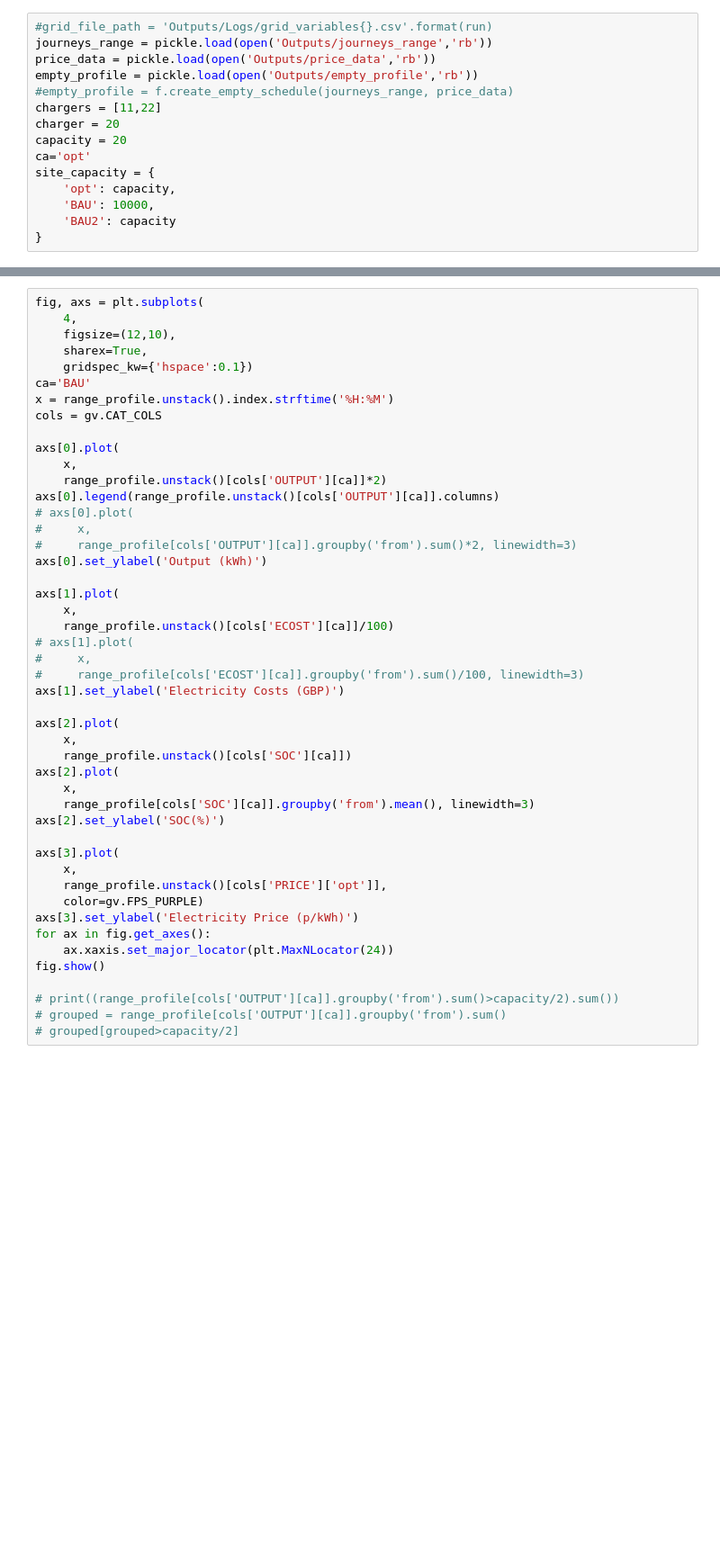
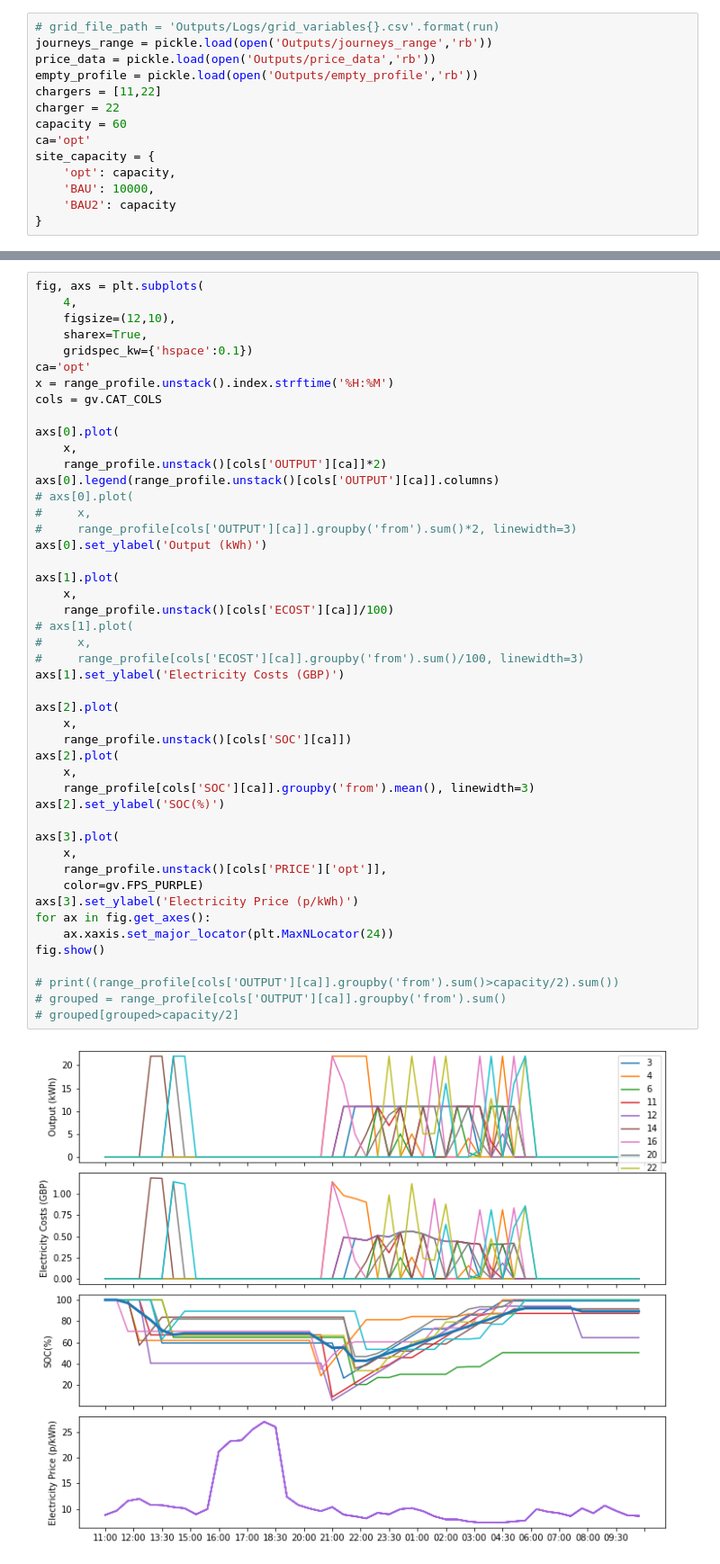
Before and after one commit to SGKFPS/smart_charger, a Jupyter notebook: PuLP-P1.ipynb, the cells around one changed output, grey strips where cells are left out. Shown at 90% size. Drawn from its saved outputs; the diff is of its cells as text; blank space fills up the shorter version.

Commit message:
Heatplot, empty days, grid file

```diff
--- a/PuLP-P1.ipynb
+++ b/PuLP-P1.ipynb
@@ -22,12 +24,11 @@ import testdata_proc as pf
 # %%
-#grid_file_path = 'Outputs/Logs/grid_variables{}.csv'.format(run)
+# grid_file_path = 'Outputs/Logs/grid_variables{}.csv'.format(run)
 journeys_range = pickle.load(open('Outputs/journeys_range','rb'))
 price_data = pickle.load(open('Outputs/price_data','rb'))
 empty_profile = pickle.load(open('Outputs/empty_profile','rb'))
-#empty_profile = f.create_empty_schedule(journeys_range, price_data)
 chargers = [11,22]
-charger = 20
-capacity = 20
+charger = 22
+capacity = 60
 ca='opt'
 site_capacity = {
     'opt': capacity,
@@ -75,7 +93,7 @@ fig, axs = plt.subplots(
     figsize=(12,10),
     sharex=True,
     gridspec_kw={'hspace':0.1})
-ca='BAU'
+ca='opt'
 x = range_profile.unstack().index.strftime('%H:%M')
 cols = gv.CAT_COLS
 
@@ -89,33 +107,35 @@ axs[0].legend(range_profile.unstack()[cols['OUTPUT'][ca]].columns)
 axs[0].set_ylabel('Output (kWh)')
 
 axs[1].plot(
     x,
     range_profile.unstack()[cols['ECOST'][ca]]/100)
 # axs[1].plot(
 #     x,
 #     range_profile[cols['ECOST'][ca]].groupby('from').sum()/100, linewidth=3)
 axs[1].set_ylabel('Electricity Costs (GBP)')
 
 axs[2].plot(
     x,
     range_profile.unstack()[cols['SOC'][ca]])
 axs[2].plot(
     x,
     range_profile[cols['SOC'][ca]].groupby('from').mean(), linewidth=3)
 axs[2].set_ylabel('SOC(%)')
 
 axs[3].plot(
     x,
     range_profile.unstack()[cols['PRICE']['opt']],
     color=gv.FPS_PURPLE)
 axs[3].set_ylabel('Electricity Price (p/kWh)')
 for ax in fig.get_axes():
     ax.xaxis.set_major_locator(plt.MaxNLocator(24))
 fig.show()
 
 # print((range_profile[cols['OUTPUT'][ca]].groupby('from').sum()>capacity/2).sum())
 # grouped = range_profile[cols['OUTPUT'][ca]].groupby('from').sum()
 # grouped[grouped>capacity/2]
+# %% [output]
+[figure, added]
 # %%
 ## Range Test
 
```
Also changed, not shown: parts of 5 cells of this notebook, 5 other files.
